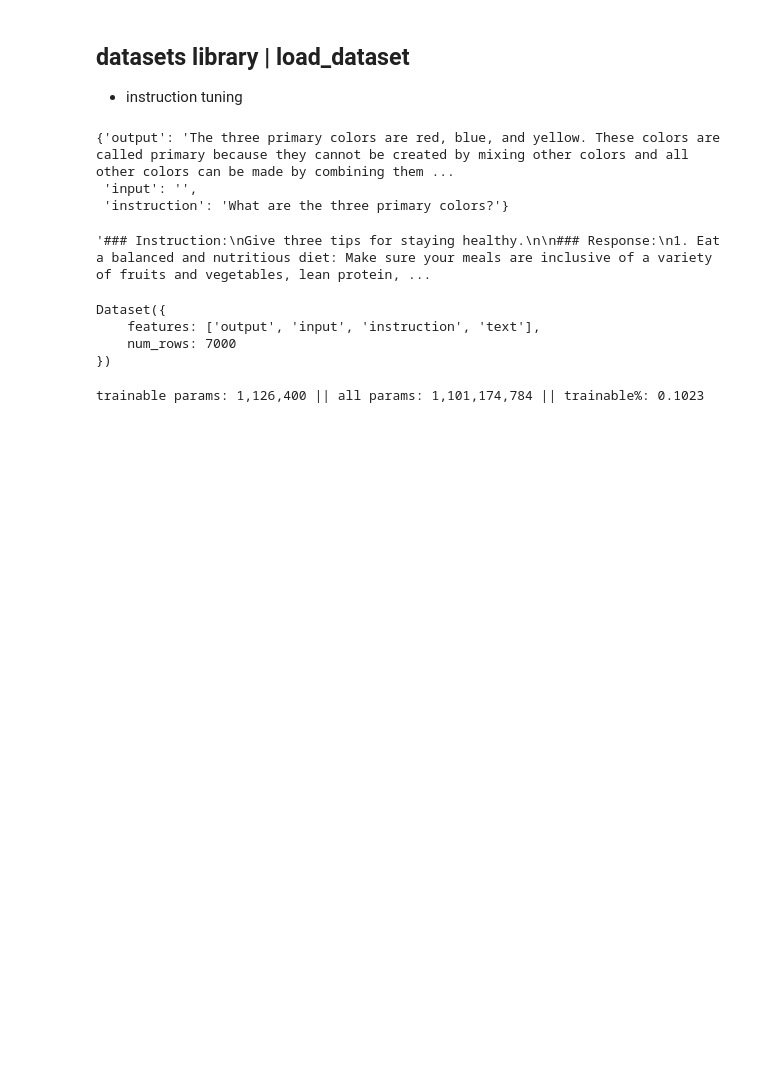
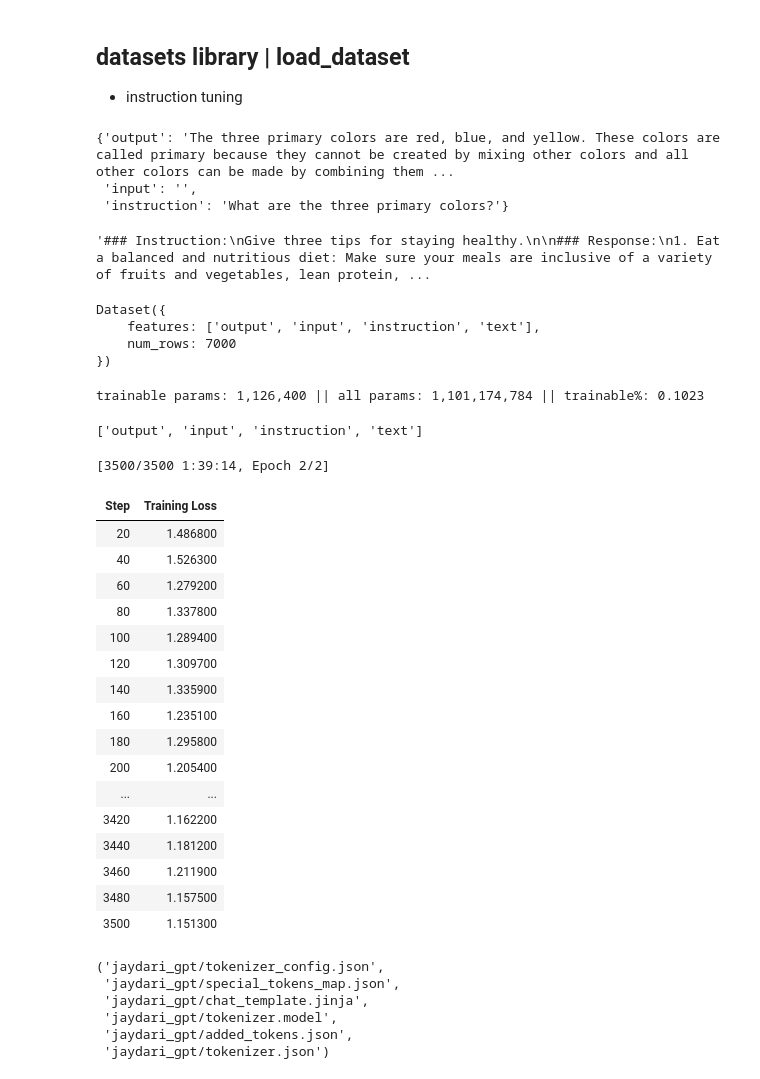
Before and after one commit to ismoil27/jaydariGPT, a Jupyter notebook: jaydari_gpt.ipynb, the cells around one changed output. Cells and saved outputs as stored; diff of their text form; code cells hidden in the pictures; blank space fills up the shorter version.

Commit message:
feat: using trl & training our jaydari_gpt model

```diff
--- a/jaydari_gpt.ipynb
+++ b/jaydari_gpt.ipynb
@@ -187,3 +182,57 @@ trainable params: 1,126,400 || all params: 1,101,174,784 || trainable%: 0.1023
 # %%
 # QLoRa
 # LoRa
+# %%
+training_args = TrainingArguments(
+    per_device_train_batch_size=1,
+    gradient_accumulation_steps=4, # VRAM
+    num_train_epochs=2, # overfit
+    logging_steps=20,
+    output_dir="./jaydari_gpt",
+    save_strategy="epoch",
+    bf16=True,
+    fp16=False,
+    report_to="none"
+)
+# %%
+print(dataset.column_names)
+# %% [output]
+['output', 'input', 'instruction', 'text']
+# %%
+# SFTTrainer
+trainer = SFTTrainer(
+    model=model,
+    train_dataset=dataset,
+    formatting_func=lambda x: x['text'],
+    args=training_args
+)
+
+
+trainer.train()
+model.save_pretrained('jaydari_gpt')
+tokenizer.save_pretrained('jaydari_gpt')
+# %% [output]
+[3500/3500 1:39:14, Epoch 2/2]
+| Step | Training Loss |
+| 20 | 1.486800 |
+| 40 | 1.526300 |
+| 60 | 1.279200 |
+| 80 | 1.337800 |
+| 100 | 1.289400 |
+| 120 | 1.309700 |
+| 140 | 1.335900 |
+| 160 | 1.235100 |
+| 180 | 1.295800 |
+| 200 | 1.205400 |
+| ... | ... |
+| 3420 | 1.162200 |
+| 3440 | 1.181200 |
+| 3460 | 1.211900 |
+| 3480 | 1.157500 |
+| 3500 | 1.151300 |
+('jaydari_gpt/tokenizer_config.json',
+ 'jaydari_gpt/special_tokens_map.json',
+ 'jaydari_gpt/chat_template.jinja',
+ 'jaydari_gpt/tokenizer.model',
+ 'jaydari_gpt/added_tokens.json',
+ 'jaydari_gpt/tokenizer.json')
```
Also changed, not shown: parts of 12 cells of this notebook.
